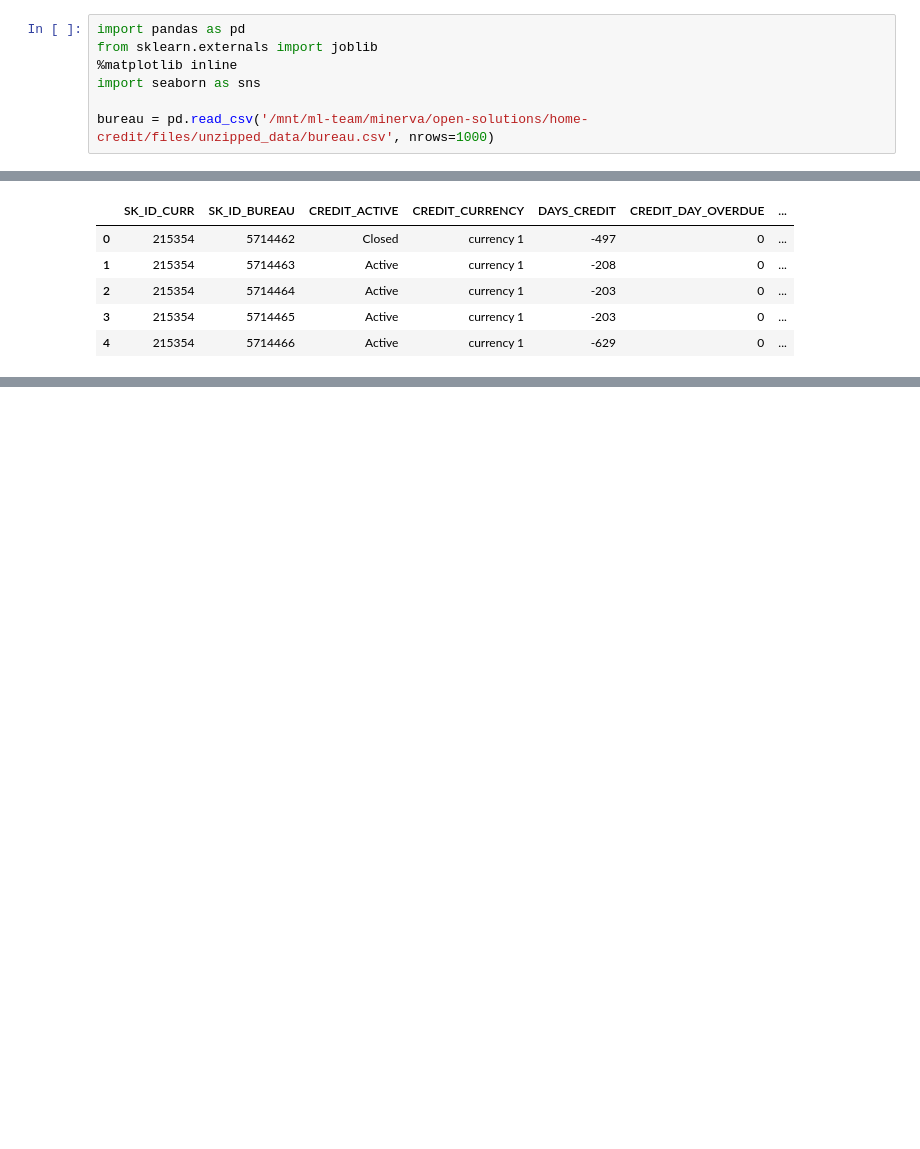
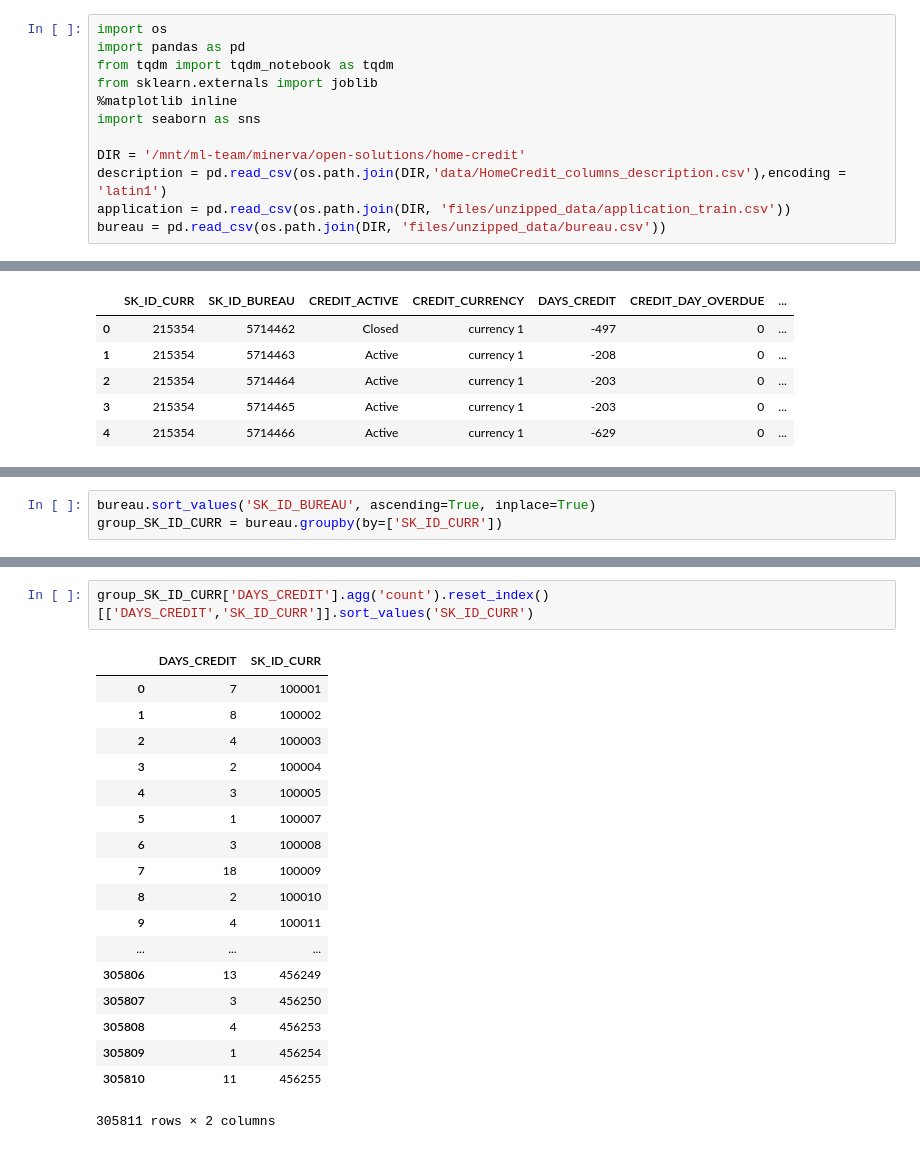
Before and after one commit to minerva-ml/open-solution-home-credit, a Jupyter notebook: notebooks/eda-bureau.ipynb, the cells around one changed output, grey strips where cells are left out. Cells and saved outputs as stored; diff of their text form; blank space fills up the shorter version.

```diff
--- a/notebooks/eda-bureau.ipynb
+++ b/notebooks/eda-bureau.ipynb
@@ -1,7 +1,12 @@
 # %%
+import os
 import pandas as pd
+from tqdm import tqdm_notebook as tqdm
 from sklearn.externals import joblib
 %matplotlib inline
 import seaborn as sns
 
-bureau = pd.read_csv('/mnt/ml-team/minerva/open-solutions/home-credit/files/unzipped_data/bureau.csv', nrows=1000)
+DIR = '/mnt/ml-team/minerva/open-solutions/home-credit'
+description = pd.read_csv(os.path.join(DIR,'data/HomeCredit_columns_description.csv'),encoding = 'latin1')
+application = pd.read_csv(os.path.join(DIR, 'files/unzipped_data/application_train.csv'))
+bureau = pd.read_csv(os.path.join(DIR, 'files/unzipped_data/bureau.csv'))
@@ -20,0 +39,3 @@ bureau.head()
+# %%
+bureau.sort_values('SK_ID_BUREAU', ascending=True, inplace=True)
+group_SK_ID_CURR = bureau.groupby(by=['SK_ID_CURR'])
@@ -20,0 +52,21 @@ bureau.head()
+# %%
+group_SK_ID_CURR['DAYS_CREDIT'].agg('count').reset_index()[['DAYS_CREDIT','SK_ID_CURR']].sort_values('SK_ID_CURR')
+# %% [output]
+|  | DAYS_CREDIT | SK_ID_CURR |
+| 0 | 7 | 100001 |
+| 1 | 8 | 100002 |
+| 2 | 4 | 100003 |
+| 3 | 2 | 100004 |
+| 4 | 3 | 100005 |
+| 5 | 1 | 100007 |
+| 6 | 3 | 100008 |
+| 7 | 18 | 100009 |
+| 8 | 2 | 100010 |
+| 9 | 4 | 100011 |
+| ... | ... | ... |
+| 305806 | 13 | 456249 |
+| 305807 | 3 | 456250 |
+| 305808 | 4 | 456253 |
+| 305809 | 1 | 456254 |
+| 305810 | 11 | 456255 |
+305811 rows × 2 columns
```
Also changed, not shown: parts of 24 cells of this notebook, 6 other files.
